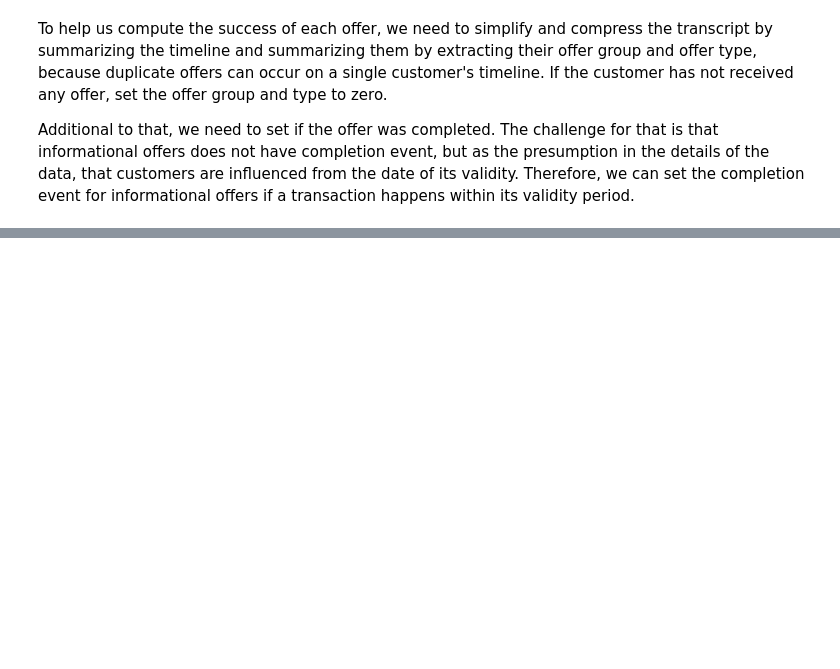
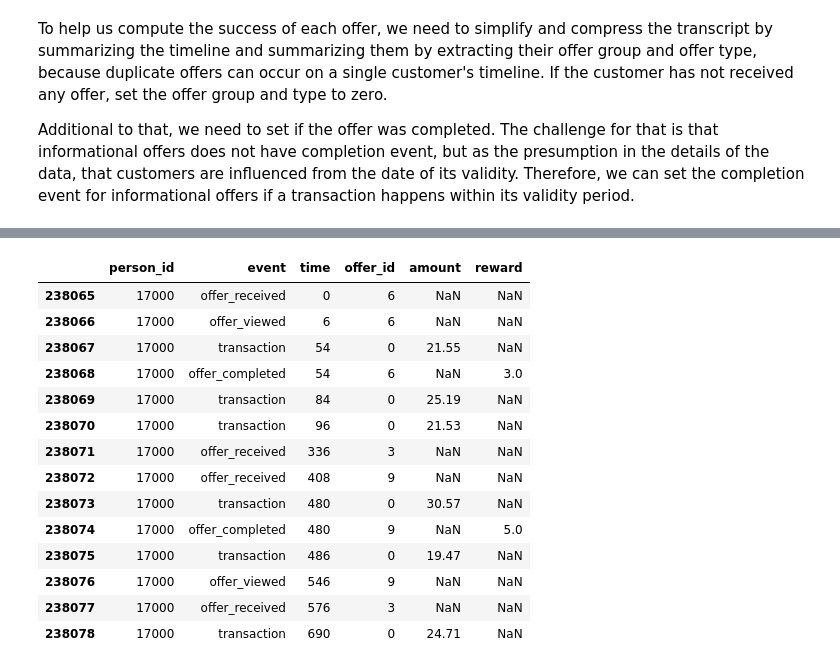
Before and after one commit to netxph/sb-capstone, a Jupyter notebook: notebooks/04 - Data Preparation.ipynb, the cells around one changed output, grey strips where cells are left out. Cells and saved outputs as stored; diff of their text form; code cells hidden in the pictures; blank space fills up the shorter version.

```diff
--- a/notebooks/04 - Data Preparation.ipynb
+++ b/notebooks/04 - Data Preparation.ipynb
@@ -144,0 +215,18 @@ transcript_group[transcript_group.person_id == 4]
+# %%
+transcript[transcript.person_id==17000]
+# %% [output]
+|  | person_id | event | time | offer_id | amount | reward |
+| 238065 | 17000 | offer_received | 0 | 6 | NaN | NaN |
+| 238066 | 17000 | offer_viewed | 6 | 6 | NaN | NaN |
+| 238067 | 17000 | transaction | 54 | 0 | 21.55 | NaN |
+| 238068 | 17000 | offer_completed | 54 | 6 | NaN | 3.0 |
+| 238069 | 17000 | transaction | 84 | 0 | 25.19 | NaN |
+| 238070 | 17000 | transaction | 96 | 0 | 21.53 | NaN |
+| 238071 | 17000 | offer_received | 336 | 3 | NaN | NaN |
+| 238072 | 17000 | offer_received | 408 | 9 | NaN | NaN |
+| 238073 | 17000 | transaction | 480 | 0 | 30.57 | NaN |
+| 238074 | 17000 | offer_completed | 480 | 9 | NaN | 5.0 |
+| 238075 | 17000 | transaction | 486 | 0 | 19.47 | NaN |
+| 238076 | 17000 | offer_viewed | 546 | 9 | NaN | NaN |
+| 238077 | 17000 | offer_received | 576 | 3 | NaN | NaN |
+| 238078 | 17000 | transaction | 690 | 0 | 24.71 | NaN |
```
Also changed, not shown: parts of 5 cells of this notebook, 1 other file.
